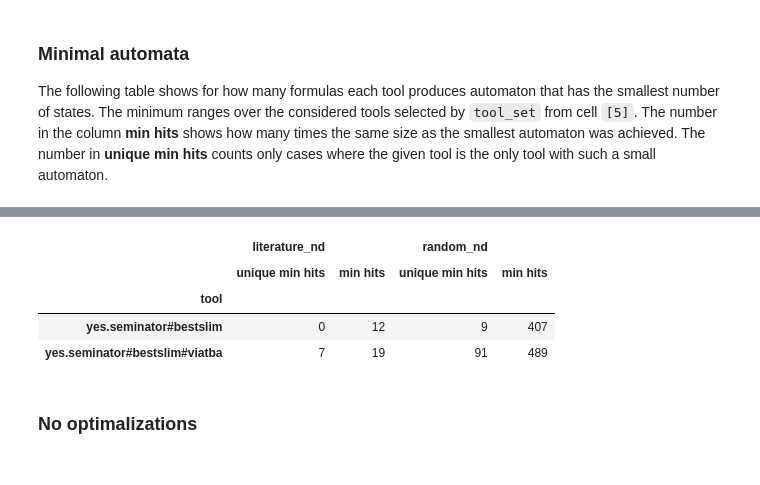
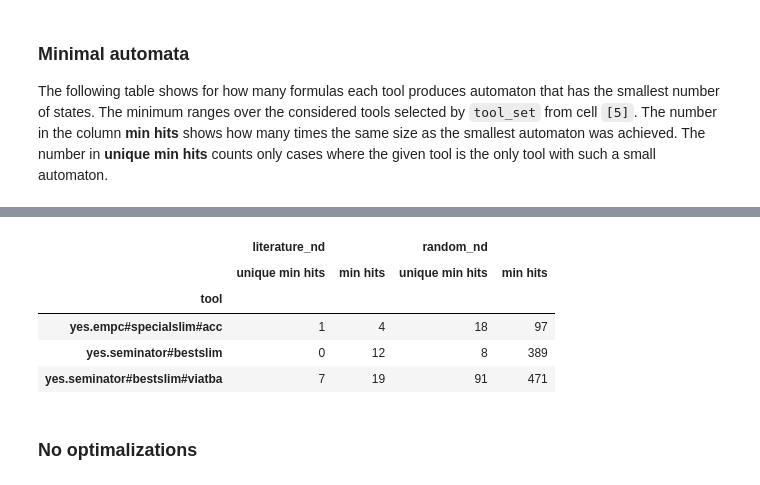
Before and after one commit to psimovec/seminator-evaluation, a Jupyter notebook: slim/create_all.ipynb, the cells around one changed output, grey strips where cells are left out. Cells and saved outputs as stored; diff of their text form; code cells hidden in the pictures.

Commit message:
compare with epmc

```diff
--- a/slim/create_all.ipynb
+++ b/slim/create_all.ipynb
@@ -61,7 +105,7 @@ print("started ", datetime.datetime.now().strftime("%H:%M:%S"))
 for s in ["literature", "random"]:
     m = Modulizer(tools, f"../formulae/{s}_nd.ltl",
                   name=f"{s}_nd", tmp_dir=f"data/{s}_nd.parts",
-                  processes=6, timeout="30")
+                  processes=6, timeout="120")
     m.run()
     !mv {s}_nd* data
 print("finished ", datetime.datetime.now().strftime("%H:%M:%S"))
@@ -121,11 +178,12 @@ gather_mins(nd_benchmarks, tool_set=tool_set)
 # %%
-gather_mins(nd_benchmarks, tool_set=slimbest)
+gather_mins(nd_benchmarks, tool_set=slimbest+epmc)
 # %% [output]
 |  | literature_nd |  | random_nd |  |
 |  | unique min hits | min hits | unique min hits | min hits |
 | tool |  |  |  |  |
-| yes.seminator#bestslim | 0 | 12 | 9 | 407 |
-| yes.seminator#bestslim#viatba | 7 | 19 | 91 | 489 |
+| yes.empc#specialslim#acc | 1 | 4 | 18 | 97 |
+| yes.seminator#bestslim | 0 | 12 | 8 | 389 |
+| yes.seminator#bestslim#viatba | 7 | 19 | 91 | 471 |
 # %% [markdown]
 ### No optimalizations
 # %%
```
Also changed, not shown: parts of 19 cells of this notebook.
